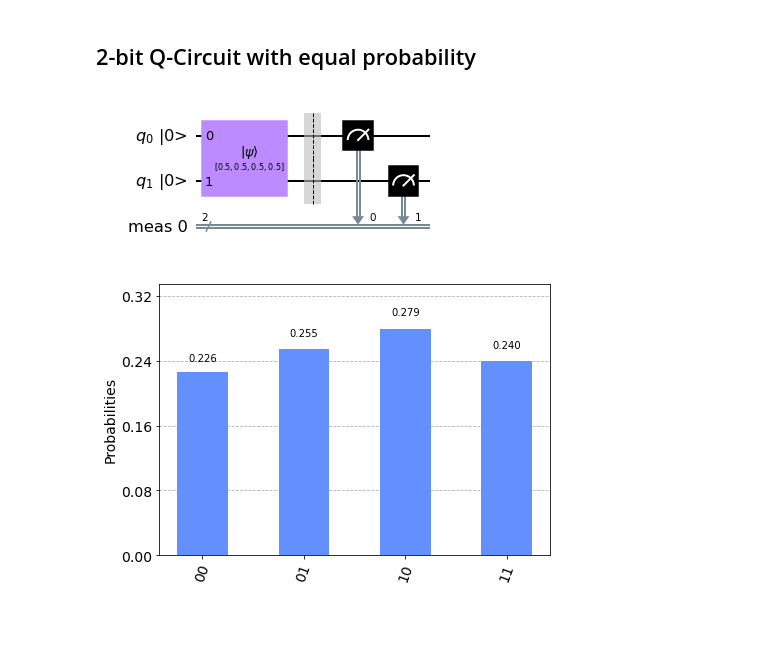
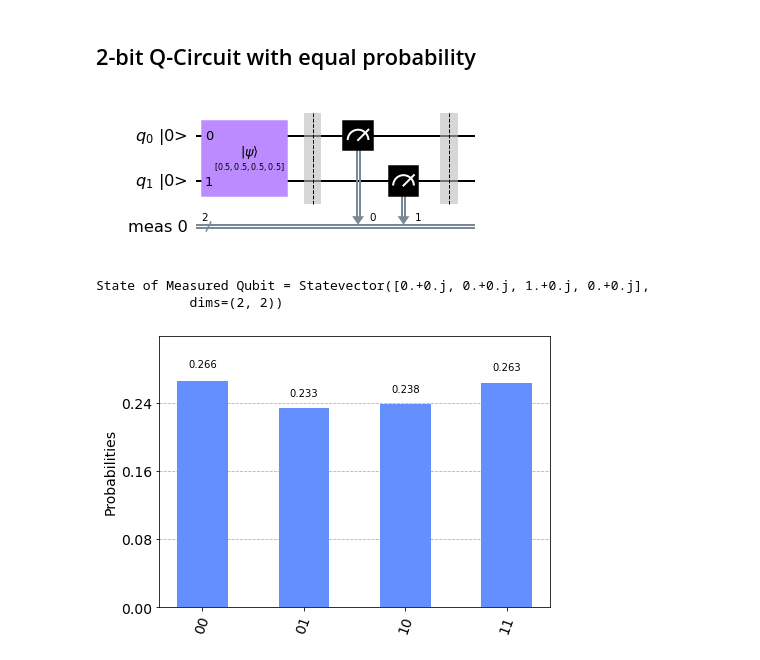
Before and after one commit to TrangDuLam/Qiskit-Working-Projects, a Jupyter notebook: Quantum_State_Measurement.ipynb, the cells around one changed output. Cells and saved outputs as stored; diff of their text form; code cells hidden in the pictures; blank space fills up the shorter version.

```diff
--- a/Quantum_State_Measurement.ipynb
+++ b/Quantum_State_Measurement.ipynb
@@ -74,19 +93,28 @@ plot_histogram(counts)
 # %% [markdown]
 ## 2-bit Q-Circuit with equal probability
 # %%
-circuit4 = QuantumCircuit(2)
-circuit4.initialize([0.5, 0.5, 0.5, 0.5], circuit4.qubits)
+circuit3 = QuantumCircuit(2)
+circuit3.initialize([0.5, 0.5, 0.5, 0.5], circuit3.qubits)
 '''
 P(oo)=P(01)=P(10)=P(11)
 '''
-circuit4.measure_all()
-circuit4.draw(output = 'mpl', initial_state=True)
+circuit3.measure_all()
+circuit3.save_statevector()
+circuit3.draw(output = 'mpl', initial_state=True)
 # %% [output]
-[figure, old version]
+[figure, new version]
+# %%
+# Adding statevector measurement
+qobj = assemble(circuit3)
+state = sim.run(qobj).result().get_statevector()
+print("State of Measured Qubit = " + str(state))
+# %% [output]
+State of Measured Qubit = Statevector([0.+0.j, 0.+0.j, 1.+0.j, 0.+0.j],
+            dims=(2, 2))
 # %%
 sim = Aer.get_backend('aer_simulator')
-result = sim.run(circuit4).result()
+result = sim.run(circuit3).result()
 counts = result.get_counts()
 plot_histogram(counts)
 # %% [output]
-[figure, old version]
+[figure, new version]
```
Also changed, not shown: parts of 7 cells of this notebook, 3 other files.
